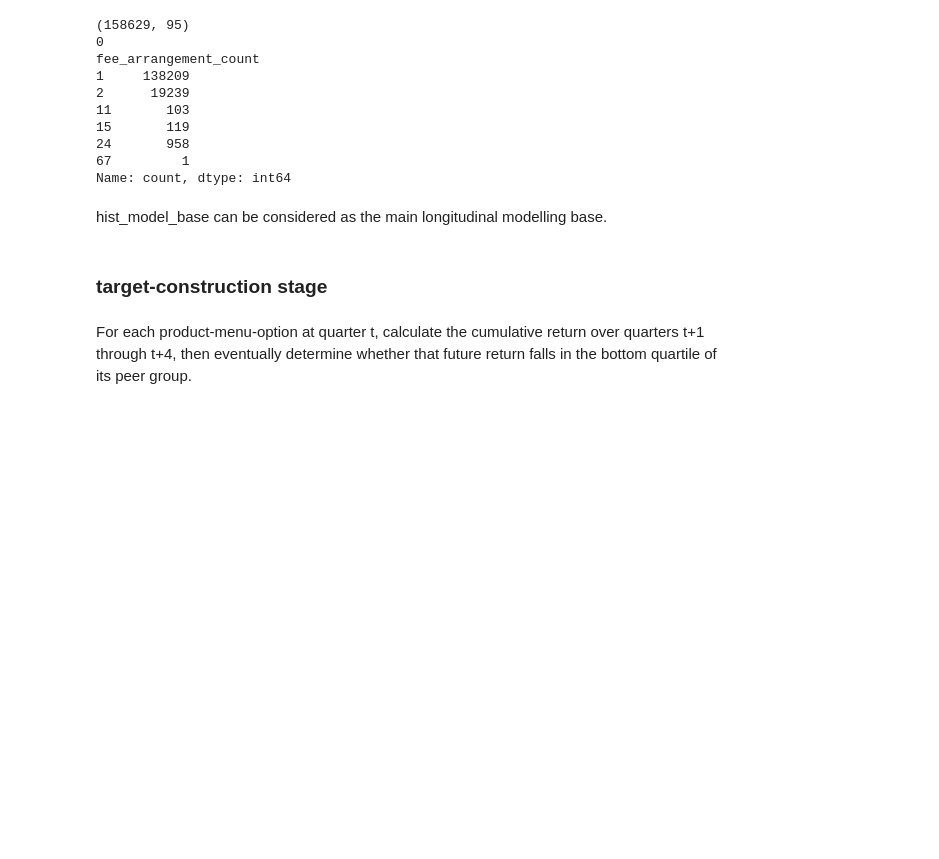
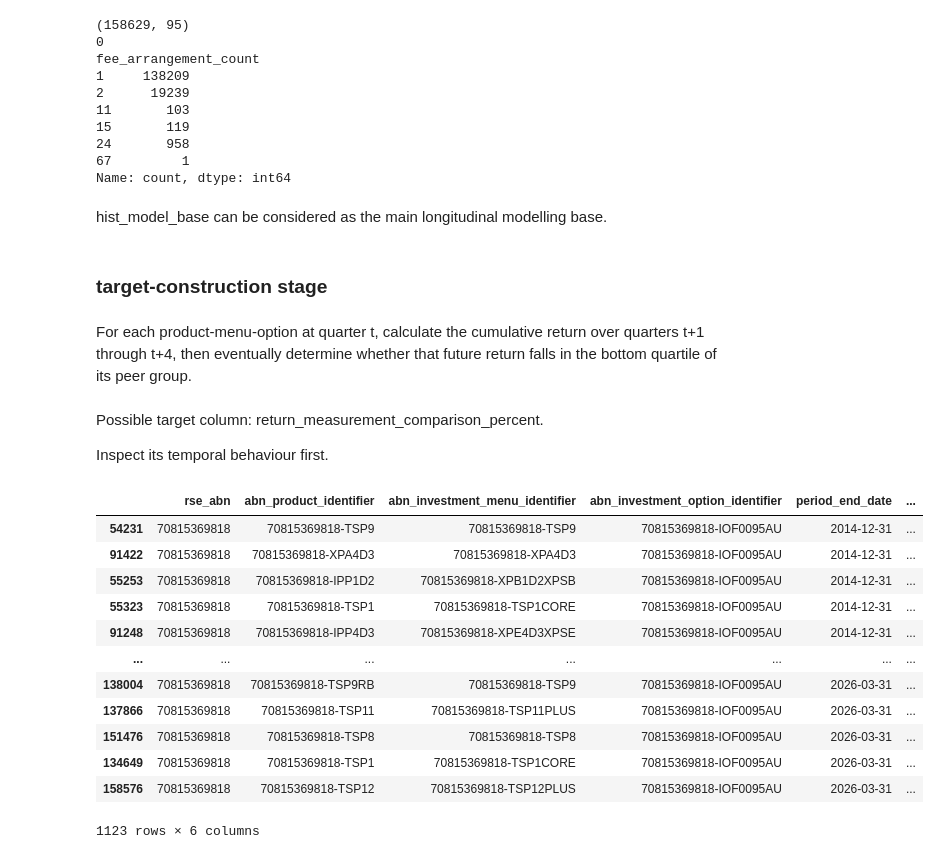
Before and after one commit to terra9/superannuation-performance-early-warning, a Jupyter notebook: notebooks/apra_data_audit.ipynb, the cells around one changed output. Saved outputs shown, nothing was run; the diff lists cells and outputs as text; code cells hidden in the pictures; blank space fills up the shorter version.

```diff
--- a/notebooks/apra_data_audit.ipynb
+++ b/notebooks/apra_data_audit.ipynb
@@ -9032,3 +9032,46 @@ hist_model_base can be considered as the main longitudinal modelling base.
 ### target-construction stage
 # %% [markdown]
 For each product-menu-option at quarter t, calculate the cumulative return over quarters t+1 through t+4, then eventually determine whether that future return falls in the bottom quartile of its peer group.
+# %% [markdown]
+Possible target column: return_measurement_comparison_percent.
+
+Inspect its temporal behaviour first.
+# %%
+sample_option = (
+    hist_model_base[
+        "abn_investment_option_identifier"
+    ]
+    .value_counts()
+    .index[0]
+)
+
+display(
+    hist_model_base.loc[
+        hist_model_base[
+            "abn_investment_option_identifier"
+        ].eq(sample_option),
+        [
+            "rse_abn",
+            "abn_product_identifier",
+            "abn_investment_menu_identifier",
+            "abn_investment_option_identifier",
+            "period_end_date",
+            "return_measurement_comparison_percent",
+        ]
+    ]
+    .sort_values("period_end_date")
+)
+# %% [output]
+|  | rse_abn | abn_product_identifier | abn_investment_menu_identifier | abn_investment_option_identifier | period_end_date | ... |
+| 54231 | 70815369818 | 70815369818-TSP9 | 70815369818-TSP9 | 70815369818-IOF0095AU | 2014-12-31 | ... |
+| 91422 | 70815369818 | 70815369818-XPA4D3 | 70815369818-XPA4D3 | 70815369818-IOF0095AU | 2014-12-31 | ... |
+| 55253 | 70815369818 | 70815369818-IPP1D2 | 70815369818-XPB1D2XPSB | 70815369818-IOF0095AU | 2014-12-31 | ... |
+| 55323 | 70815369818 | 70815369818-TSP1 | 70815369818-TSP1CORE | 70815369818-IOF0095AU | 2014-12-31 | ... |
+| 91248 | 70815369818 | 70815369818-IPP4D3 | 70815369818-XPE4D3XPSE | 70815369818-IOF0095AU | 2014-12-31 | ... |
+| ... | ... | ... | ... | ... | ... | ... |
+| 138004 | 70815369818 | 70815369818-TSP9RB | 70815369818-TSP9 | 70815369818-IOF0095AU | 2026-03-31 | ... |
+| 137866 | 70815369818 | 70815369818-TSP11 | 70815369818-TSP11PLUS | 70815369818-IOF0095AU | 2026-03-31 | ... |
+| 151476 | 70815369818 | 70815369818-TSP8 | 70815369818-TSP8 | 70815369818-IOF0095AU | 2026-03-31 | ... |
+| 134649 | 70815369818 | 70815369818-TSP1 | 70815369818-TSP1CORE | 70815369818-IOF0095AU | 2026-03-31 | ... |
+| 158576 | 70815369818 | 70815369818-TSP12 | 70815369818-TSP12PLUS | 70815369818-IOF0095AU | 2026-03-31 | ... |
+1123 rows × 6 columns
```
Also changed, not shown: parts of 8 cells of this notebook.
